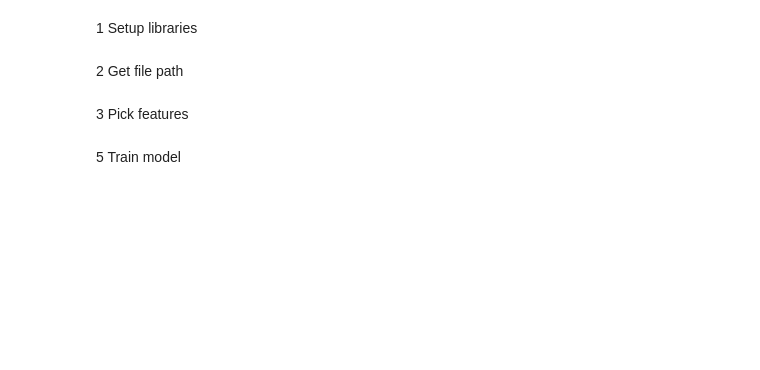
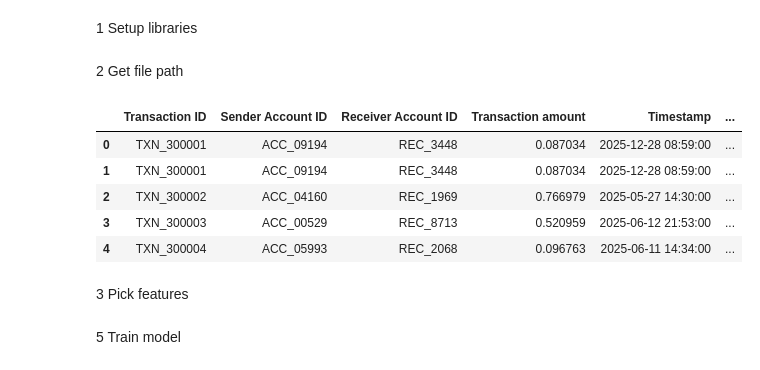
Before and after one commit to TranDuc511/ML-cos3049, a Jupyter notebook: ML/notebook/rdclassification.ipynb, the cells around one changed output. Cells and saved outputs as stored; diff of their text form; code cells hidden in the pictures; blank space fills up the shorter version.

```diff
--- a/ML/notebook/rdclassification.ipynb
+++ b/ML/notebook/rdclassification.ipynb
@@ -18,8 +16,15 @@ pd.set_option('display.width', 1000)
 2 Get file path
 # %%
 
-df = pd.read_json(r"C:\Users\ADMIN\Documents\Algorithm_Inno\ML\data\data_labeled.json") #You Must use your data path not mine
+df = pd.read_json("../data/data_labeled.json")
 df.head()
+# %% [output]
+|  | Transaction ID | Sender Account ID | Receiver Account ID | Transaction amount | Timestamp | ... |
+| 0 | TXN_300001 | ACC_09194 | REC_3448 | 0.087034 | 2025-12-28 08:59:00 | ... |
+| 1 | TXN_300001 | ACC_09194 | REC_3448 | 0.087034 | 2025-12-28 08:59:00 | ... |
+| 2 | TXN_300002 | ACC_04160 | REC_1969 | 0.766979 | 2025-05-27 14:30:00 | ... |
+| 3 | TXN_300003 | ACC_00529 | REC_8713 | 0.520959 | 2025-06-12 21:53:00 | ... |
+| 4 | TXN_300004 | ACC_05993 | REC_2068 | 0.096763 | 2025-06-11 14:34:00 | ... |
 # %% [markdown]
 3 Pick features
 # %%
```
Also changed, not shown: parts of 3 cells of this notebook, 23 other files.
